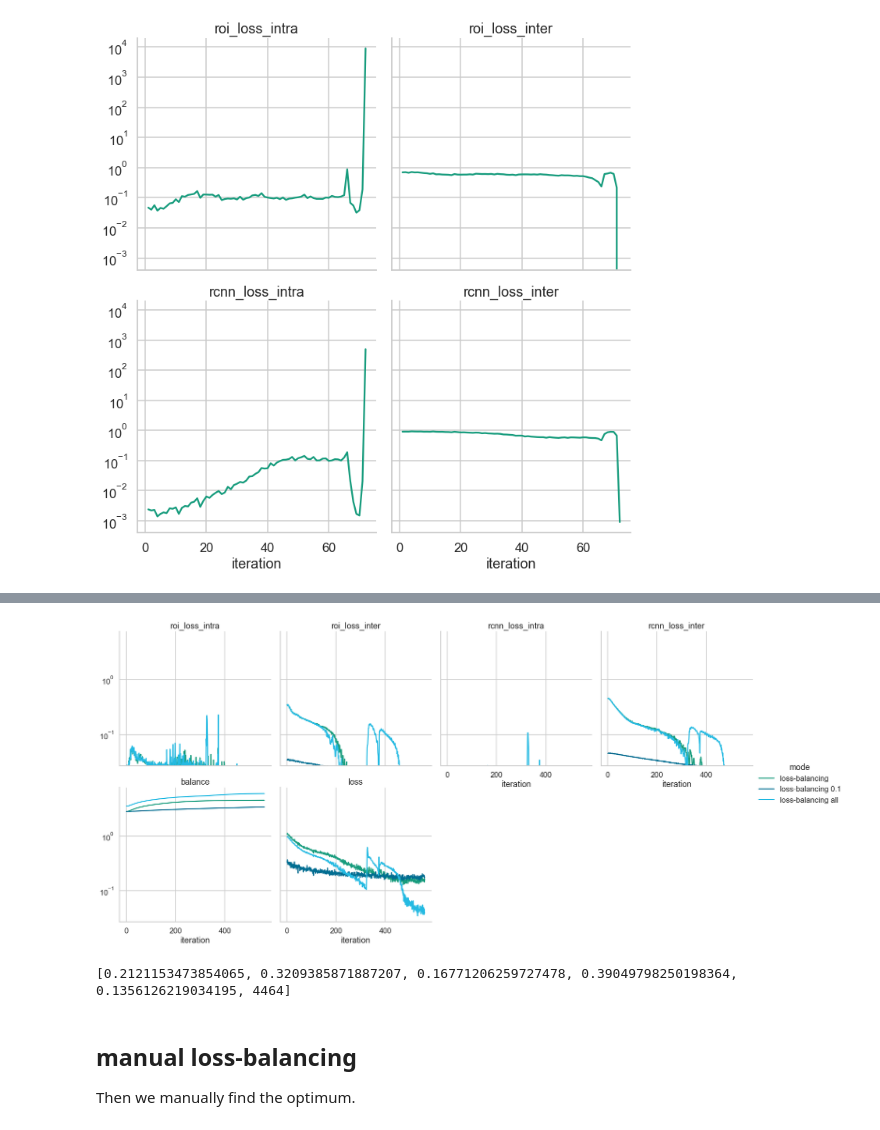
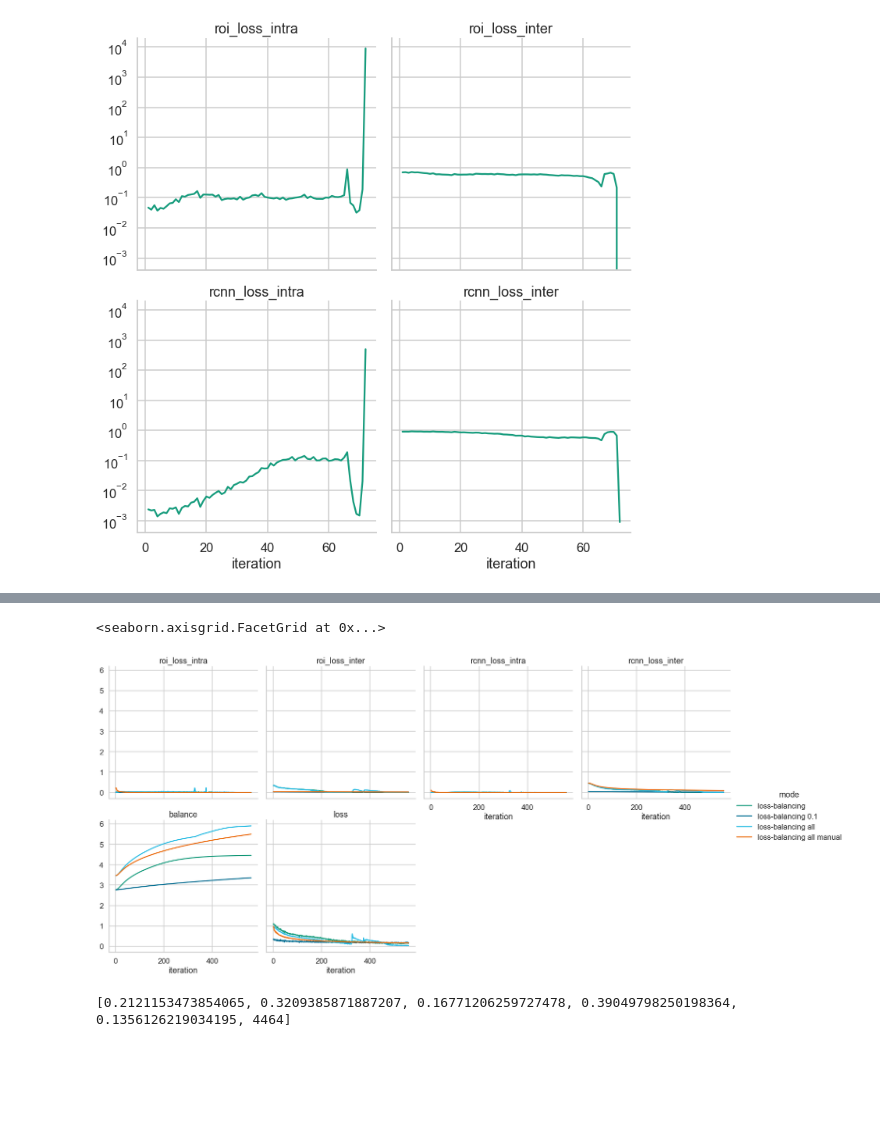
Before and after one commit to ThaddaeusWiedemer/FisheyeSPA, a Jupyter notebook: results/gpa.ipynb, the cells around one changed output, grey strips where cells are left out. Drawn from its saved outputs; the diff is of its cells as text; code cells hidden in the pictures; blank space fills up the shorter version.

```diff
--- a/results/gpa.ipynb
+++ b/results/gpa.ipynb
@@ -66,22 +103,24 @@ print(maxs)
 # %%
 from log_analysis import *
 
 logs = [['GPA/tuning/coco_piropo_100a_da1roi1rcnn1intra1inter1nFalsegtFalsemean_squared_seed_auto.log', 'loss-balancing'],
         ['GPA/tuning/coco_piropo_100a_da01roi1rcnn1intra1inter1nFalsegtFalsemean_squared_seed_auto.log', 'loss-balancing 0.1'],
-        ['GPA/tuning/coco_piropo_100a_da1roi1rcnn1intra1inter1nFalsegtFalsemean_squared_seed_autoall.log', 'loss-balancing all']]
+        ['GPA/tuning/coco_piropo_100a_da1roi1rcnn1intra1inter1nFalsegtFalsemean_squared_seed_autoall.log', 'loss-balancing all'],
+        ['GPA/tuning/coco_piropo_100a_da1roi01rcnn1intra100inter1nFalsegtFalsemean_squared_seed_autoall.log', 'loss-balancing all manual']]
 
 sb.set_context('talk')
 sb.set_style('whitegrid')
 sb.set_palette(kit())
 
 df, maxs = df_from_log(['mode'], ['roi_loss_intra', 'roi_loss_inter', 'rcnn_loss_intra', 'rcnn_loss_inter', 'balance', 'loss'], logs, get_max=True)
 
 g = sb.relplot(data=df, x='occurrence', y='value', kind='line', hue='mode', col='metric', height=5, aspect=1., col_wrap=4)
 g.set_axis_labels('iteration', '')
 g.set_titles(col_template='{col_name}', row_template='')
-plt.yscale('log')
+# plt.yscale('log')
 # %% [output]
+<seaborn.axisgrid.FacetGrid at 0x...>
-[figure, old version]
+[figure, new version]
 # %%
 from log_analysis import *
 
@@ -101,6 +141,3 @@ print([weight_dict[k][-1] for k in weight_dict.keys()])
 # plt.yscale('log')
 # %% [output]
 [0.2121153473854065, 0.3209385871887207, 0.16771206259727478, 0.39049798250198364, 0.1356126219034195, 4464]
-# %% [markdown]
-## manual loss-balancing
-Then we manually find the optimum.
```
Also changed, not shown: parts of 22 cells of this notebook, 2 other files.
